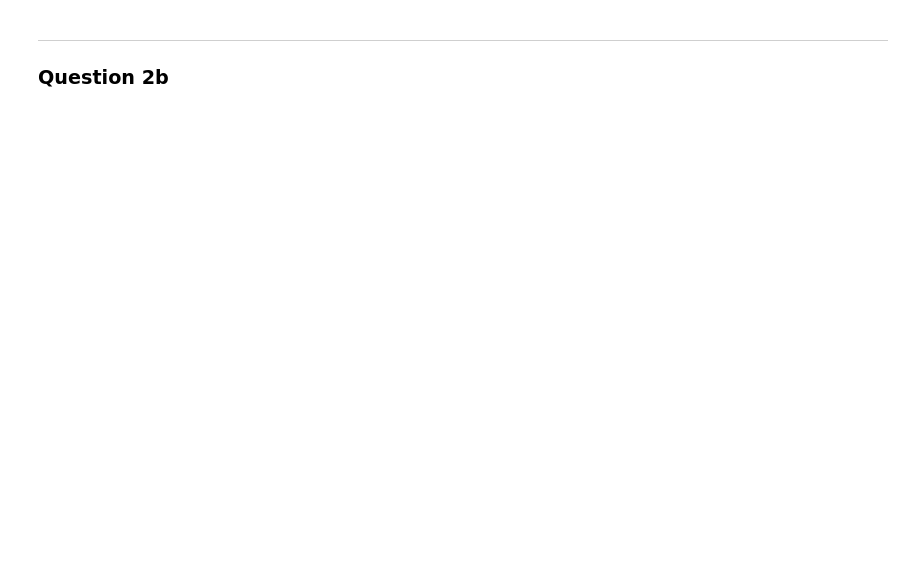
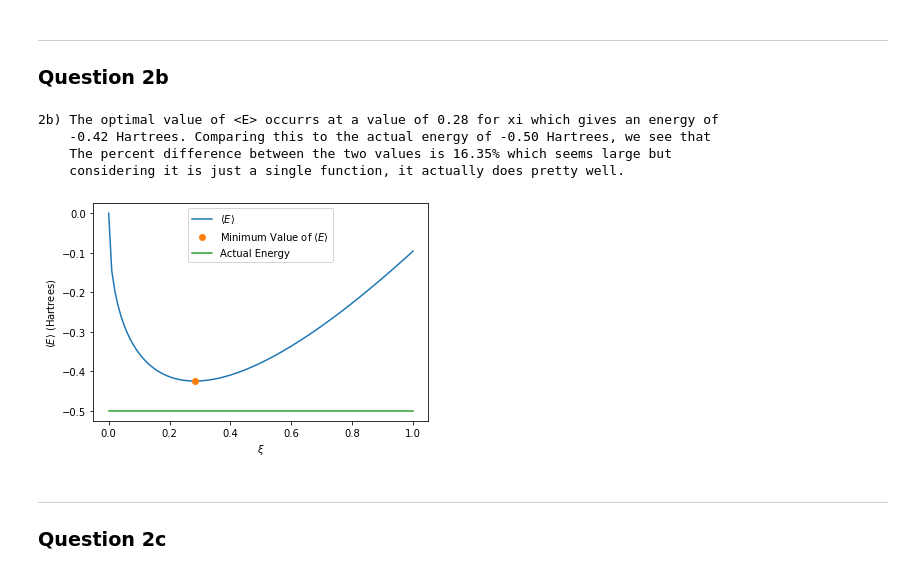
Before and after one commit to crdrisko/nd-grad, a Jupyter notebook: Comp_Chem/HW 2.ipynb, the cells around one changed output. Cells and saved outputs as stored; diff of their text form; code cells hidden in the pictures; blank space fills up the shorter version.

```diff
--- a/Comp_Chem/HW 2.ipynb
+++ b/Comp_Chem/HW 2.ipynb
@@ -20,12 +20,19 @@ eV_to_J = 1 / 6.24e18
 ## Functions ##
 def E_n (n, h_bar, m_e, L):
     return (n**2 * np.pi**2 * h_bar**2) / (2 * m_e * L**2)
+
 def psi_n(n, N, x):
     return N * np.cos(np.pi * x / 2)
+
 def phi_n(n, N, x):
     return N * (1 - x**2)
+
 def percent_difference(value1, value2):
     return (np.abs(value1 - value2) / np.abs((value1 + value2) / 2)) * 100
+
+def integrand(r, N, xi):
+    gofr = N * np.exp(-xi * r**2)
+    return gofr * r * (-xi* r * gofr *(2 * xi * r**2 - 3) - gofr)
 # %% [markdown]
 ___
 ### Question 1a
@@ -154,4 +173,45 @@ float(sympy.integrate(function, (r, 0, sympy.oo)))
 # %% [markdown]
 ___
 ### Question 2b
+# %%
+xi = np.linspace(0, 1, 100)
+energy = np.zeros(100)
+error = np.zeros(100)
+
+for i in range(0, 100):
+    gofr = sympy.exp(-xi[i] * r**2)
+    N_2b = float(sympy.sqrt(1 / sympy.integrate(gofr**2 * r**2, (r, 0, sympy.oo))))
+    energy[i], error[i] = quad(integrand, 0, np.inf, args=(N_2b, xi[i]))
+
+bestEnergy = np.min(energy)
+for i in range(0, 100):
+    if energy[i] == bestEnergy:
+        bestXi = xi[i]
+
+
+## Results ##
+print("2b) The optimal value of <E> occurrs at a value of %0.2f for xi which gives an energy of\n\
+    %0.2f Hartrees. Comparing this to the actual energy of -0.50 Hartrees, we see that\n\
+    The percent difference between the two values is %0.2f%% which seems large but\n\
+    considering it is just a single function, it actually does pretty well."
+    %(bestXi, bestEnergy, percent_difference(bestEnergy, -0.5) ))
+
+
+## Plotting ##
+plt.plot(xi, energy, label="$\\langle E \\rangle$")
+plt.plot(bestXi, bestEnergy, 'o', label="Minimum Value of $\\langle E \\rangle$")
+plt.plot(xi, np.linspace(-.5, -.5, 100), label="Actual Energy")
+
+plt.xlabel("$\\xi$")
+plt.ylabel("$\\langle E \\rangle$ (Hartrees)")
+_ = plt.legend()
+# %% [output]
+2b) The optimal value of <E> occurrs at a value of 0.28 for xi which gives an energy of
+    -0.42 Hartrees. Comparing this to the actual energy of -0.50 Hartrees, we see that
+    The percent difference between the two values is 16.35% which seems large but
+    considering it is just a single function, it actually does pretty well.
+[figure, added]
+# %% [markdown]
+___
+### Question 2c
 # %%
```
Also changed, not shown: parts of 5 cells of this notebook.
